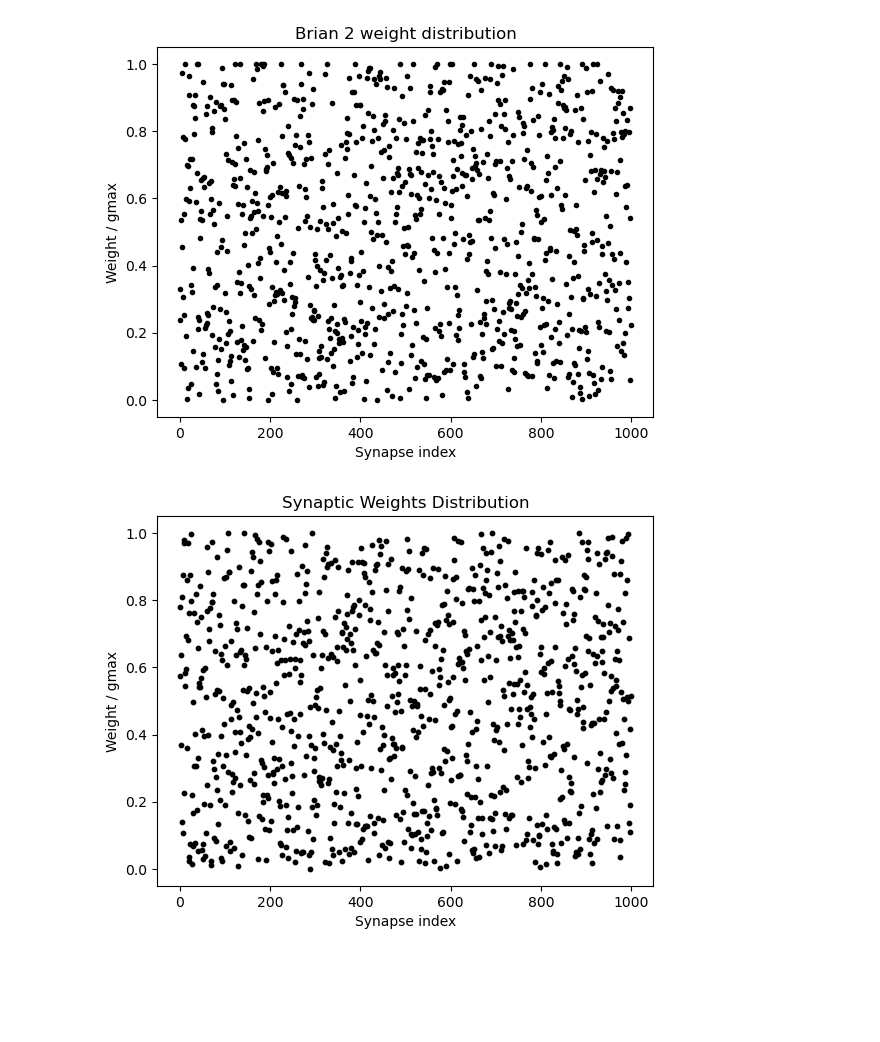
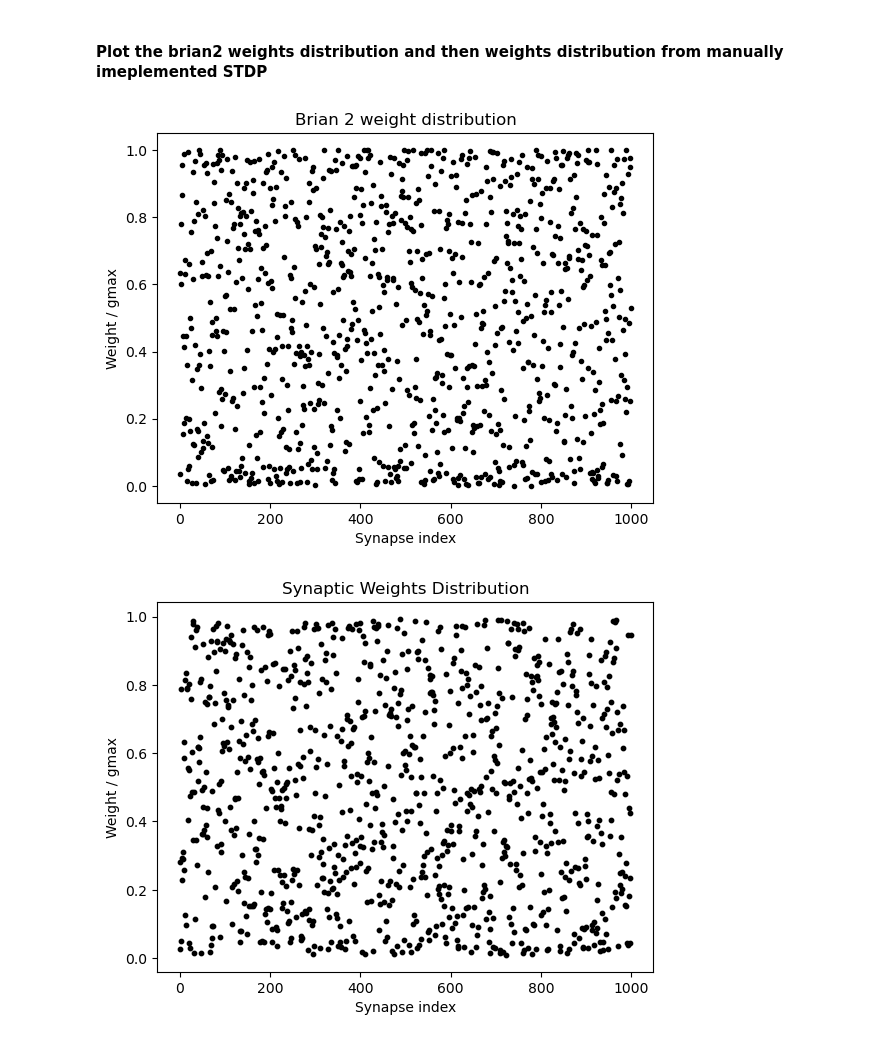
Before and after one commit to alinvdu/neuromorphic-connectome-approach, a Jupyter notebook: src/learning/learning_rules_stdp.ipynb, the cells around one changed output. Drawn from its saved outputs; the diff is of its cells as text; code cells hidden in the pictures; blank space fills up the shorter version.

Commit message:
Update STDP + reproduce Song et al 2000  performance and reduction of latency metrics

```diff
--- a/src/learning/learning_rules_stdp.ipynb
+++ b/src/learning/learning_rules_stdp.ipynb
@@ -35,9 +27,9 @@ vt = -54*mV
 vr = -60*mV
 El = -74*mV
 taue = 5*ms
-F = 15*Hz
-gmax = .01
-dApre = .05
+F = 10*Hz
+gmax = .015
+dApre = .005
 dApost = -dApre * taupre / taupost * 1.05
 dApost *= gmax
 dApre *= gmax
@@ -69,5 +61,5 @@ m = StateMonitor(neurons, 'v', record=0)
 spike_monitor = SpikeMonitor(poisson_input)
 s_mon = SpikeMonitor(poisson_input)
 
-run(1*second, report='text')
+run(50*second, report='text')
 # %% [output]
@@ -185,21 +265,23 @@ plt.show()
+# %% [markdown]
+#### Plot the brian2 weights distribution and then weights distribution from manually imeplemented STDP
 # %%
-# Plot the brian weights distribution and then weights distribution from manually imeplemented STDP
 
 # Brian 2
 figure()
 title('Brian 2 weight distribution')
 plot(S.w / gmax, '.k')
 ylabel('Weight / gmax')
 xlabel('Synapse index')
 show()
 
-# Manual STDP
+all_traces = np.sum(w_trace, axis=1) / len(time)
+# # Manual STDP
 figure()
-plt.scatter(range(simulatedInputNr), synapse['w'] / gmax, s=10, c='k')
+plt.scatter(range(all_traces.size), all_traces / gmax, s=10, c='k')
 plt.xlabel('Synapse index')
 plt.ylabel('Weight / gmax')
 plt.title('Synaptic Weights Distribution')
 show()
 # %% [output]
-[figure, old version]
+[figure, new version]
-[figure, old version]
+[figure, new version]
```
Also changed, not shown: parts of 27 cells of this notebook.
